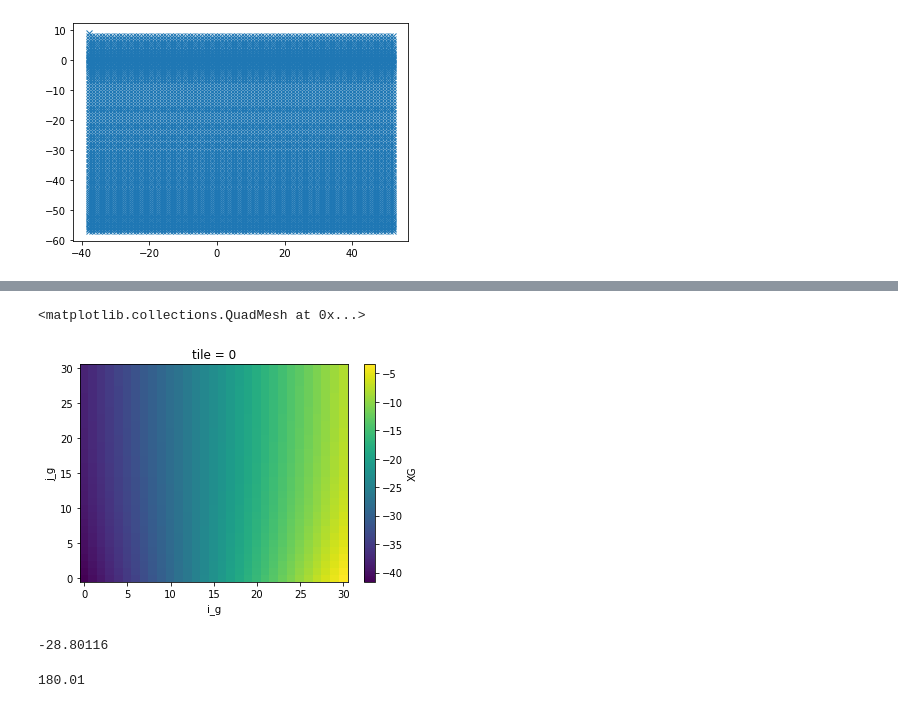
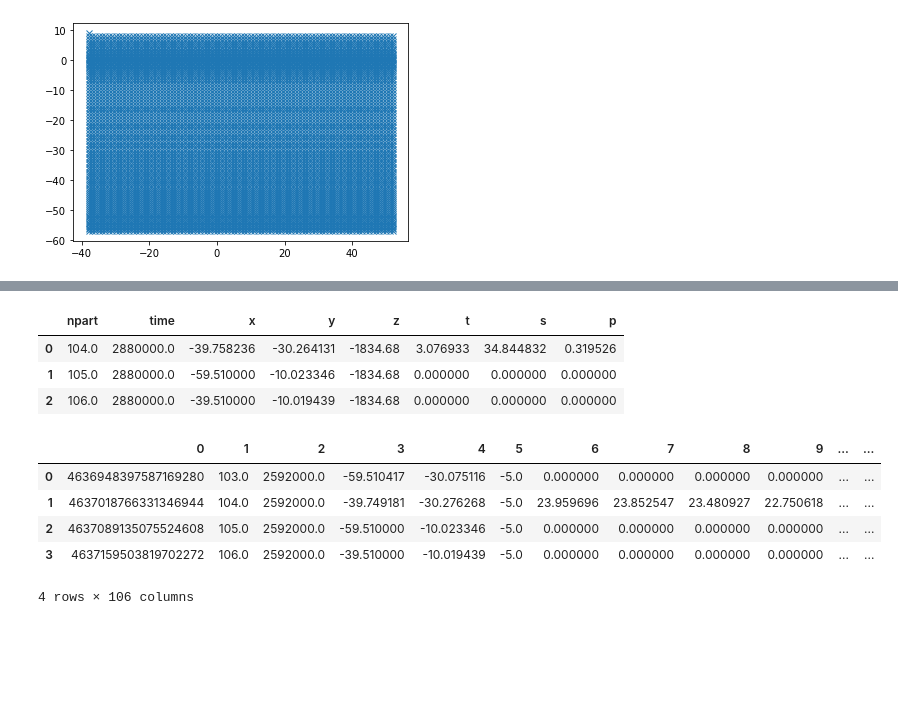
Before and after one commit to cspencerjones/float_stuff, a Jupyter notebook: python_code/llc_binning.ipynb, the cells around one changed output, grey strips where cells are left out. Drawn from its saved outputs; the diff is of its cells as text; code cells hidden in the pictures; blank space fills up the shorter version.

```diff
--- a/python_code/llc_binning.ipynb
+++ b/python_code/llc_binning.ipynb
@@ -765,13 +803,25 @@ plt.colorbar(cs)
-# %%
-grid.sel(tile=0).XG.plot()
-# %% [output]
-<matplotlib.collections.QuadMesh at 0x...>
-[figure, removed]
-# %%
-griddata[10,20]
-# %% [output]
--28.80116
-# %%
--179.99+360
-# %% [output]
-180.01
+# %%
+import pandas as pd
+data = pd.read_csv("/swot/SUM01/spencer/test_csv/float_trajectories.0000000800.093.001.csv")
+data=data.rename(columns = {list(data)[0]: 'dummy', list(data)[1]: 'npart',list(data)[2]: 'time',list(data)[3]: 'x',list(data)[4]: 'y',list(data)[5]: 'z',list(data)[6]: 't',list(data)[7]: 's',list(data)[8]: 'p'})
+data.drop(['dummy'], axis=1)
+# %% [output]
+|  | npart | time | x | y | z | t | s | p |
+| 0 | 104.0 | 2880000.0 | -39.758236 | -30.264131 | -1834.68 | 3.076933 | 34.844832 | 0.319526 |
+| 1 | 105.0 | 2880000.0 | -59.510000 | -10.023346 | -1834.68 | 0.000000 | 0.000000 | 0.000000 |
+| 2 | 106.0 | 2880000.0 | -39.510000 | -10.019439 | -1834.68 | 0.000000 | 0.000000 | 0.000000 |
+# %%
+import numpy as np
+names=list(np.arange(0,105))
+prof = pd.read_csv("/swot/SUM01/spencer/test_csv/float_profiles.0000000720.093.001.csv",header=None,skip_blank_lines=False)
+#prof=prof.rename(columns = {list(prof)[0]: 'dummy', list(prof)[1]: 'npart',list(prof)[2]: 'time',list(prof)[3]: 'x',list(prof)[4]: 'y',list(prof)[5]: 'z'})
+#prof.drop(['dummy'], axis=1)
+# %%
+prof
+# %% [output]
+|  | 0 | 1 | 2 | 3 | 4 | 5 | 6 | 7 | 8 | 9 | ... | ... |
+| 0 | 4636948397587169280 | 103.0 | 2592000.0 | -59.510417 | -30.075116 | -5.0 | 0.000000 | 0.000000 | 0.000000 | 0.000000 | ... | ... |
+| 1 | 4637018766331346944 | 104.0 | 2592000.0 | -39.749181 | -30.276268 | -5.0 | 23.959696 | 23.852547 | 23.480927 | 22.750618 | ... | ... |
+| 2 | 4637089135075524608 | 105.0 | 2592000.0 | -59.510000 | -10.023346 | -5.0 | 0.000000 | 0.000000 | 0.000000 | 0.000000 | ... | ... |
+| 3 | 4637159503819702272 | 106.0 | 2592000.0 | -39.510000 | -10.019439 | -5.0 | 0.000000 | 0.000000 | 0.000000 | 0.000000 | ... | ... |
+4 rows × 106 columns
```
Also changed, not shown: parts of 19 cells of this notebook.
